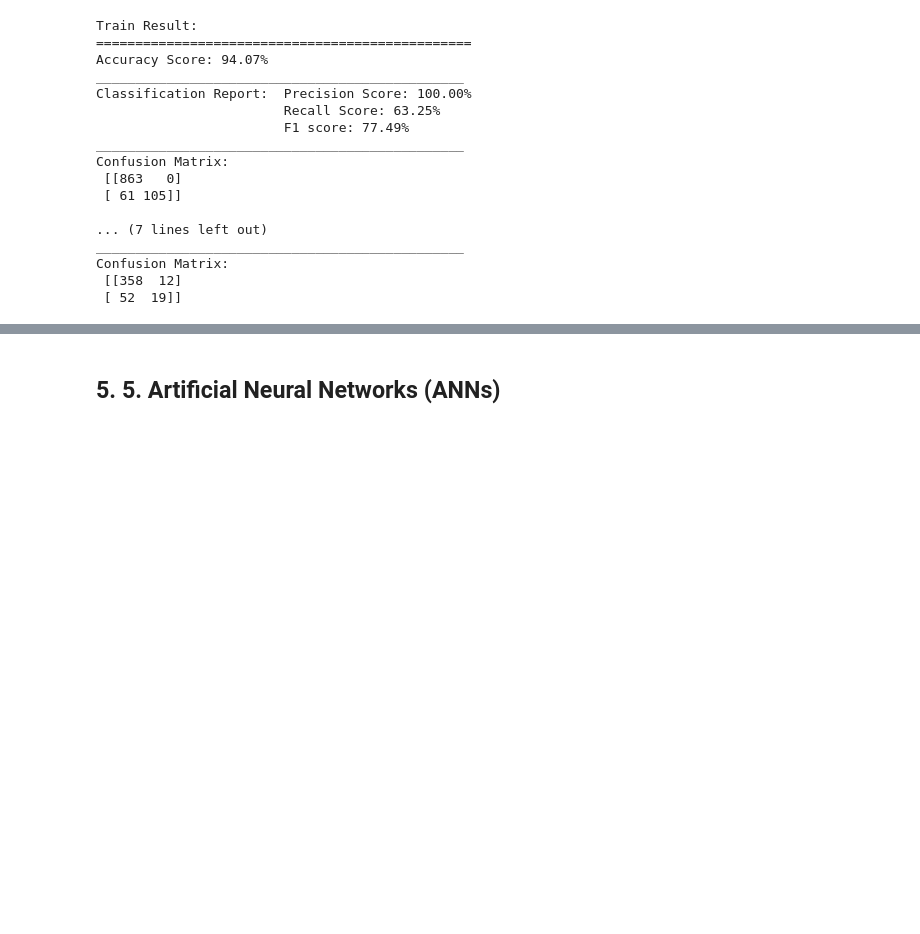
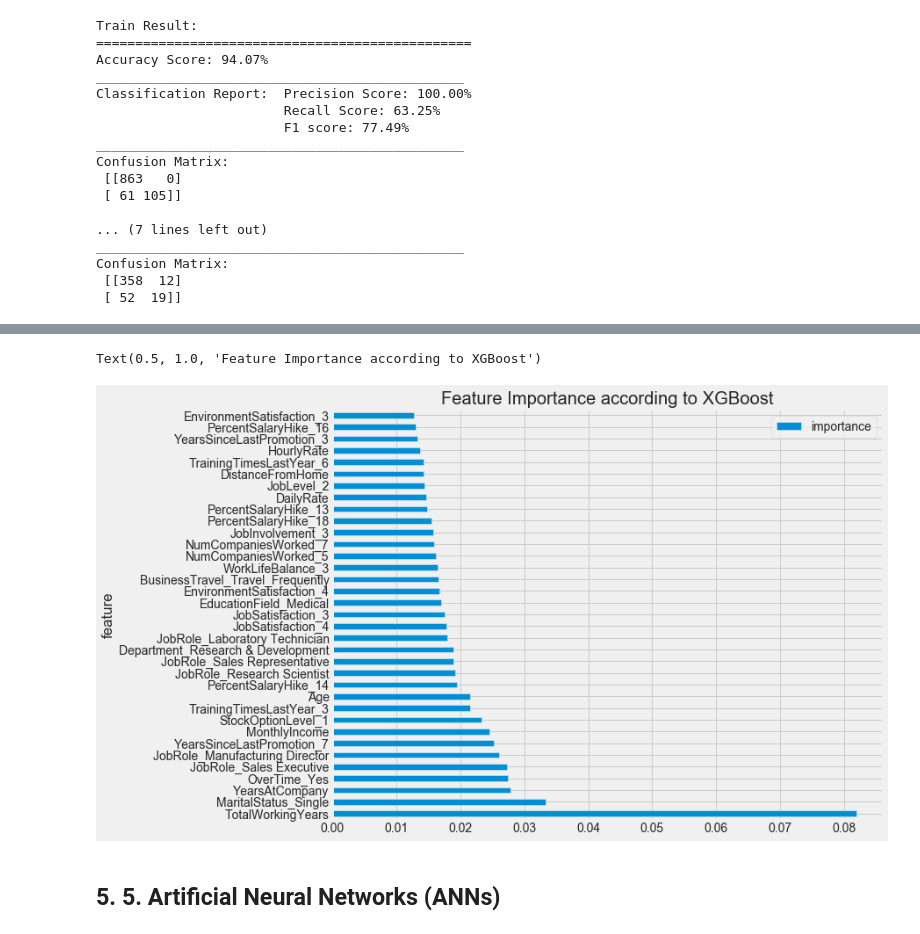
Before and after one commit to fares-ds/IBM_HR_Analytics_Employee_And_Performance, a Jupyter notebook: Employee_retention.ipynb, the cells around one changed output, grey strips where cells are left out. Cells and saved outputs as stored; diff of their text form; code cells hidden in the pictures; blank space fills up the shorter version.

```diff
--- a/Employee_retention.ipynb
+++ b/Employee_retention.ipynb
@@ -543,3 +563,11 @@ plot_roc_curve(xgb_clf, X_test, y_test, ax=disp.ax_)
+# %%
+df = feature_imp(X, xgb_clf)[:35]
+df.set_index('feature', inplace=True)
+df.plot(kind='barh', figsize=(10, 8))
+plt.title('Feature Importance according to XGBoost')
+# %% [output]
+Text(0.5, 1.0, 'Feature Importance according to XGBoost')
+[figure, added]
 # %% [markdown]
 ## 5. 5. Artificial Neural Networks (ANNs)
 # %%
```
Also changed, not shown: parts of 19 cells of this notebook.
